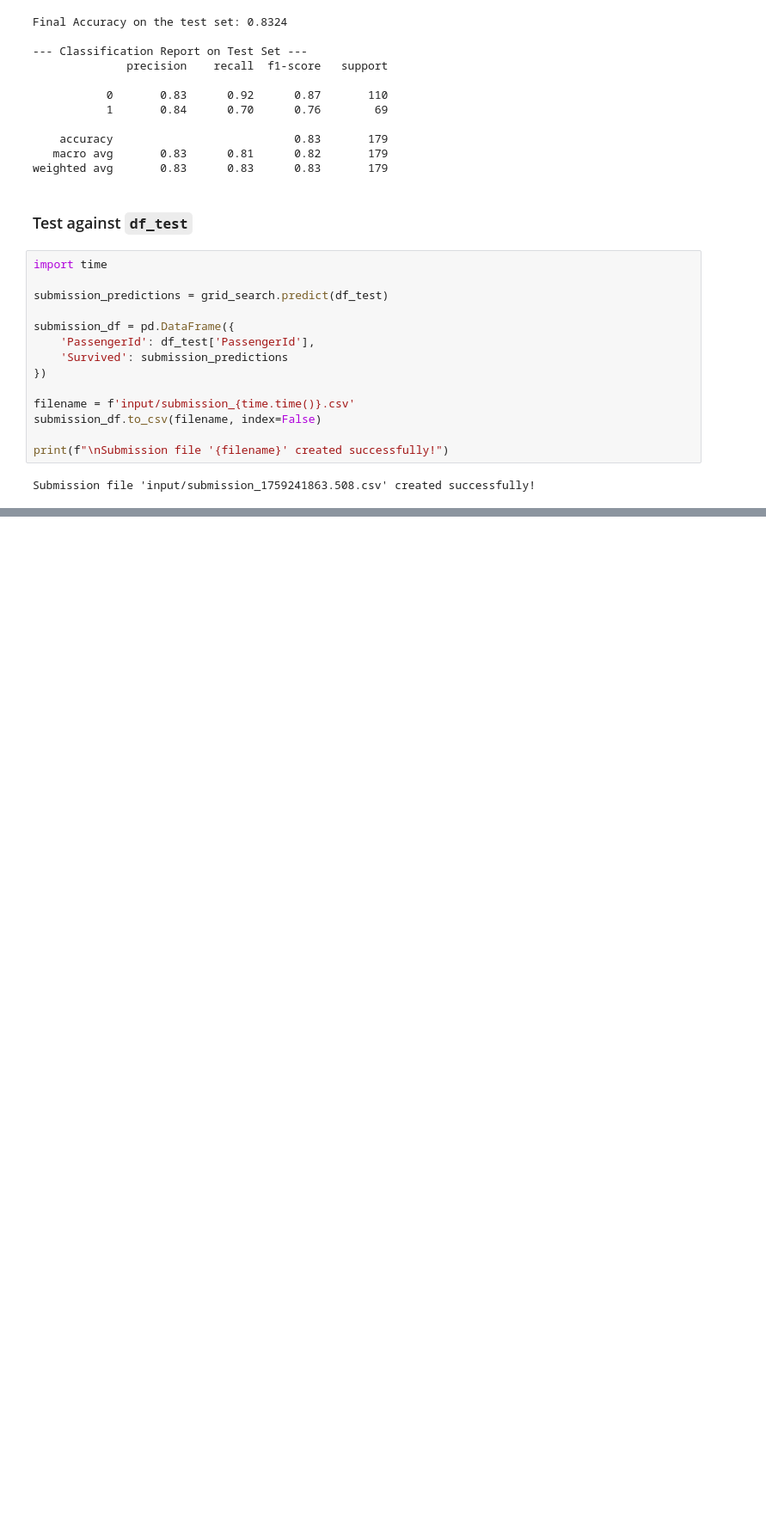
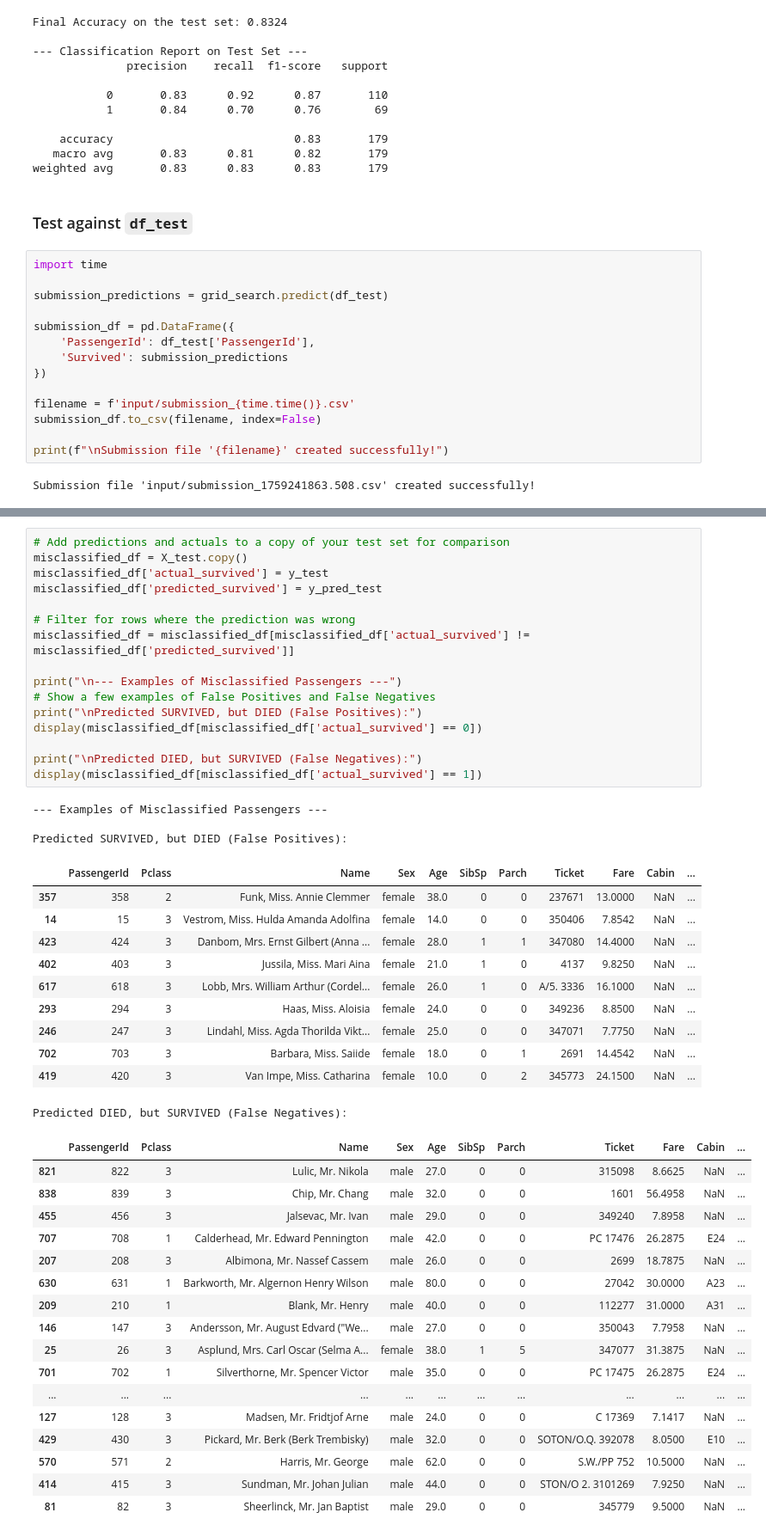
Before and after one commit to rbennum/titanic-survival, a Jupyter notebook: notebooks/improvements_1.ipynb, the cells around one changed output, grey strips where cells are left out. Shown at 86% size. Saved outputs shown, nothing was run; the diff lists cells and outputs as text; blank space fills up the shorter version.

```diff
--- a/notebooks/improvements_1.ipynb
+++ b/notebooks/improvements_1.ipynb
@@ -477,0 +586,48 @@ Submission file 'input/submission_1759241863.508.csv' created successfully!
+# %%
+# Add predictions and actuals to a copy of your test set for comparison
+misclassified_df = X_test.copy()
+misclassified_df['actual_survived'] = y_test
+misclassified_df['predicted_survived'] = y_pred_test
+
+# Filter for rows where the prediction was wrong
+misclassified_df = misclassified_df[misclassified_df['actual_survived'] != misclassified_df['predicted_survived']]
+
+print("\n--- Examples of Misclassified Passengers ---")
+# Show a few examples of False Positives and False Negatives
+print("\nPredicted SURVIVED, but DIED (False Positives):")
+display(misclassified_df[misclassified_df['actual_survived'] == 0])
+
+print("\nPredicted DIED, but SURVIVED (False Negatives):")
+display(misclassified_df[misclassified_df['actual_survived'] == 1])
+# %% [output]
+--- Examples of Misclassified Passengers ---
+
+Predicted SURVIVED, but DIED (False Positives):
+|  | PassengerId | Pclass | Name | Sex | Age | SibSp | Parch | Ticket | Fare | Cabin | ... |
+| 357 | 358 | 2 | Funk, Miss. Annie Clemmer | female | 38.0 | 0 | 0 | 237671 | 13.0000 | NaN | ... |
+| 14 | 15 | 3 | Vestrom, Miss. Hulda Amanda Adolfina | female | 14.0 | 0 | 0 | 350406 | 7.8542 | NaN | ... |
+| 423 | 424 | 3 | Danbom, Mrs. Ernst Gilbert (Anna ... | female | 28.0 | 1 | 1 | 347080 | 14.4000 | NaN | ... |
+| 402 | 403 | 3 | Jussila, Miss. Mari Aina | female | 21.0 | 1 | 0 | 4137 | 9.8250 | NaN | ... |
+| 617 | 618 | 3 | Lobb, Mrs. William Arthur (Cordel... | female | 26.0 | 1 | 0 | A/5. 3336 | 16.1000 | NaN | ... |
+| 293 | 294 | 3 | Haas, Miss. Aloisia | female | 24.0 | 0 | 0 | 349236 | 8.8500 | NaN | ... |
+| 246 | 247 | 3 | Lindahl, Miss. Agda Thorilda Vikt... | female | 25.0 | 0 | 0 | 347071 | 7.7750 | NaN | ... |
+| 702 | 703 | 3 | Barbara, Miss. Saiide | female | 18.0 | 0 | 1 | 2691 | 14.4542 | NaN | ... |
+| 419 | 420 | 3 | Van Impe, Miss. Catharina | female | 10.0 | 0 | 2 | 345773 | 24.1500 | NaN | ... |
+Predicted DIED, but SURVIVED (False Negatives):
+|  | PassengerId | Pclass | Name | Sex | Age | SibSp | Parch | Ticket | Fare | Cabin | ... |
+| 821 | 822 | 3 | Lulic, Mr. Nikola | male | 27.0 | 0 | 0 | 315098 | 8.6625 | NaN | ... |
+| 838 | 839 | 3 | Chip, Mr. Chang | male | 32.0 | 0 | 0 | 1601 | 56.4958 | NaN | ... |
+| 455 | 456 | 3 | Jalsevac, Mr. Ivan | male | 29.0 | 0 | 0 | 349240 | 7.8958 | NaN | ... |
+| 707 | 708 | 1 | Calderhead, Mr. Edward Pennington | male | 42.0 | 0 | 0 | PC 17476 | 26.2875 | E24 | ... |
+| 207 | 208 | 3 | Albimona, Mr. Nassef Cassem | male | 26.0 | 0 | 0 | 2699 | 18.7875 | NaN | ... |
+| 630 | 631 | 1 | Barkworth, Mr. Algernon Henry Wilson | male | 80.0 | 0 | 0 | 27042 | 30.0000 | A23 | ... |
+| 209 | 210 | 1 | Blank, Mr. Henry | male | 40.0 | 0 | 0 | 112277 | 31.0000 | A31 | ... |
+| 146 | 147 | 3 | Andersson, Mr. August Edvard ("We... | male | 27.0 | 0 | 0 | 350043 | 7.7958 | NaN | ... |
+| 25 | 26 | 3 | Asplund, Mrs. Carl Oscar (Selma A... | female | 38.0 | 1 | 5 | 347077 | 31.3875 | NaN | ... |
+| 701 | 702 | 1 | Silverthorne, Mr. Spencer Victor | male | 35.0 | 0 | 0 | PC 17475 | 26.2875 | E24 | ... |
+| ... | ... | ... | ... | ... | ... | ... | ... | ... | ... | ... | ... |
+| 127 | 128 | 3 | Madsen, Mr. Fridtjof Arne | male | 24.0 | 0 | 0 | C 17369 | 7.1417 | NaN | ... |
+| 429 | 430 | 3 | Pickard, Mr. Berk (Berk Trembisky) | male | 32.0 | 0 | 0 | SOTON/O.Q. 392078 | 8.0500 | E10 | ... |
+| 570 | 571 | 2 | Harris, Mr. George | male | 62.0 | 0 | 0 | S.W./PP 752 | 10.5000 | NaN | ... |
+| 414 | 415 | 3 | Sundman, Mr. Johan Julian | male | 44.0 | 0 | 0 | STON/O 2. 3101269 | 7.9250 | NaN | ... |
+| 81 | 82 | 3 | Sheerlinck, Mr. Jan Baptist | male | 29.0 | 0 | 0 | 345779 | 9.5000 | NaN | ... |
```
Also changed, not shown: parts of 15 cells of this notebook, 2 other files.
